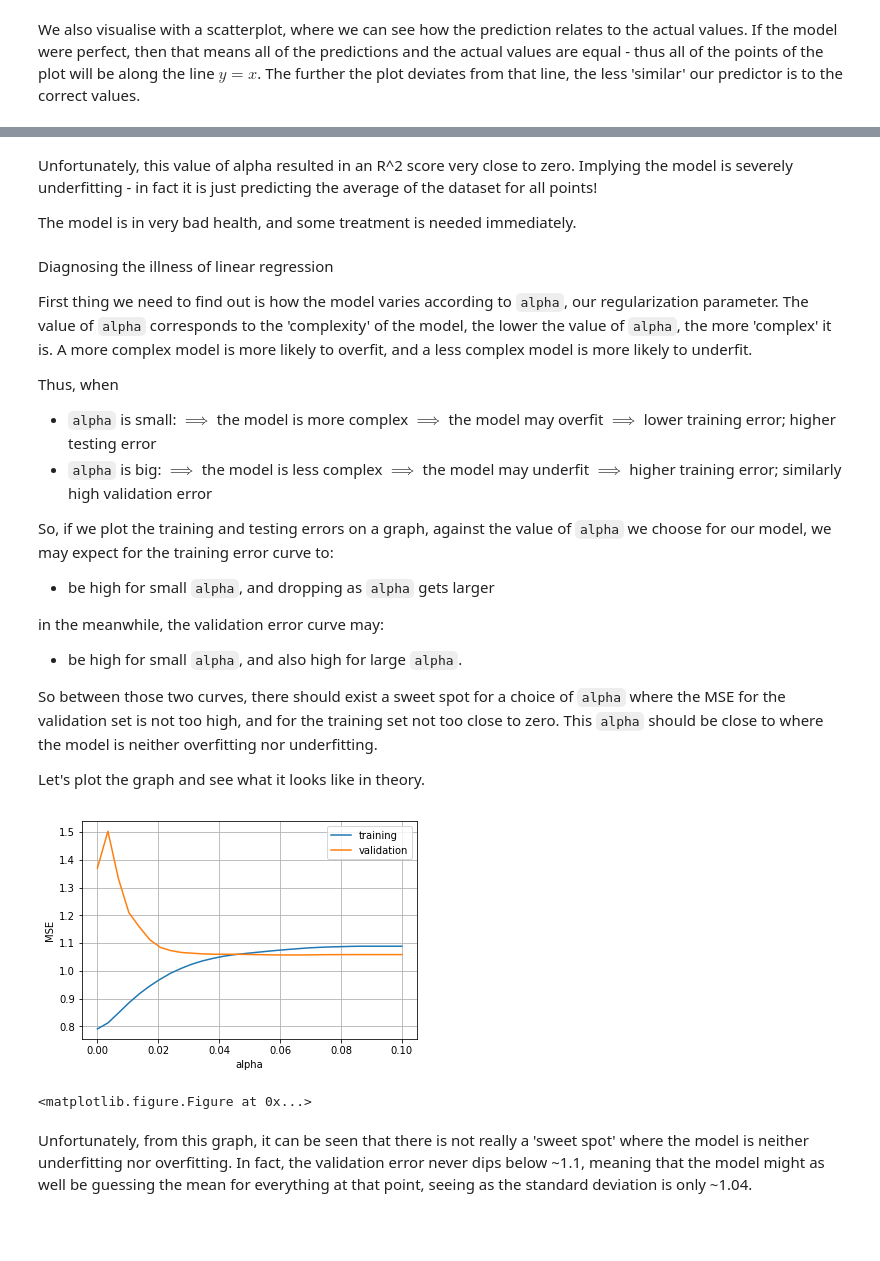
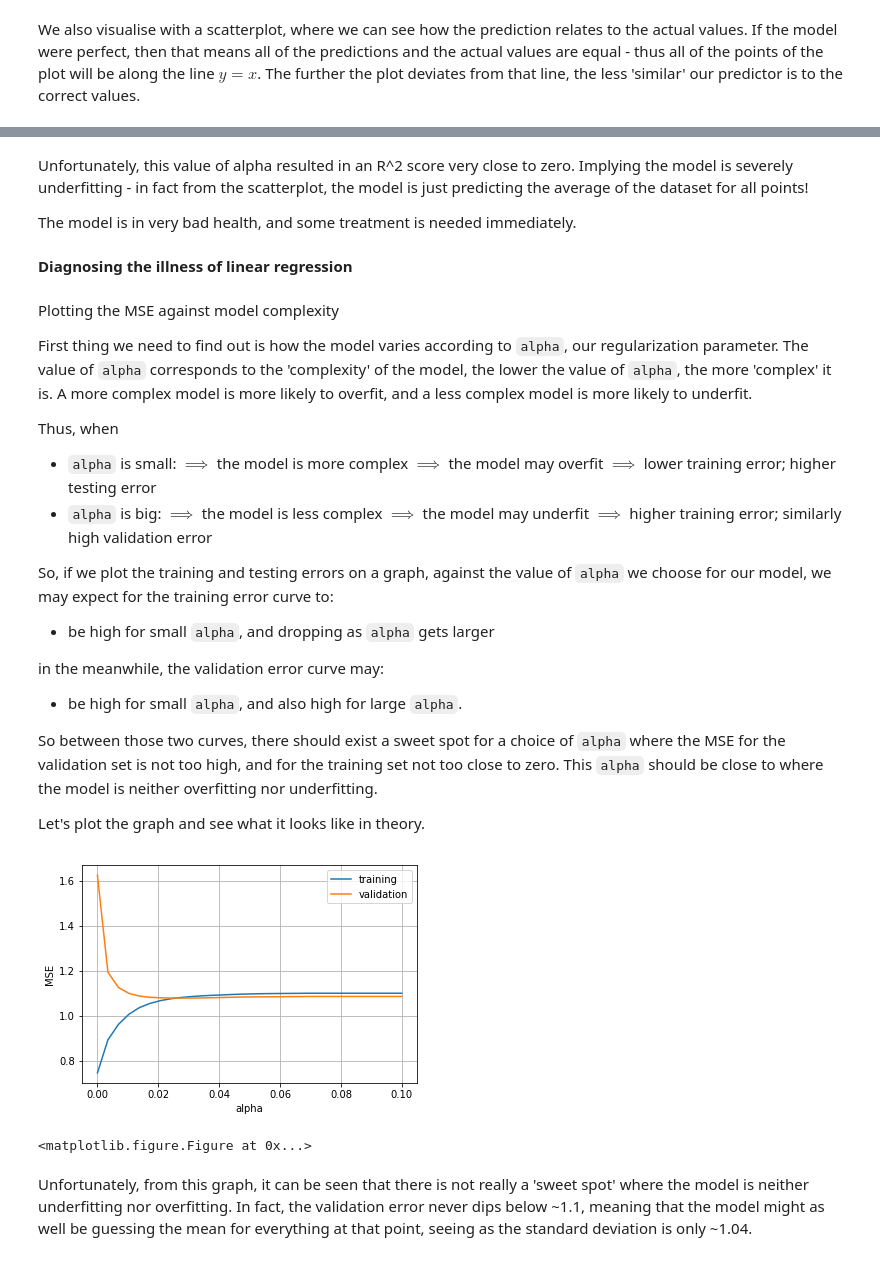
Before and after one commit to pingshiyu/JudgementalNet, a Jupyter notebook: Linear Regression for VGG-Encoded Faces.ipynb, the cells around one changed output, grey strips where cells are left out. Saved outputs shown, nothing was run; the diff lists cells and outputs as text; code cells hidden in the pictures; blank space fills up the shorter version.

```diff
--- a/Linear Regression for VGG-Encoded Faces.ipynb
+++ b/Linear Regression for VGG-Encoded Faces.ipynb
@@ -53,17 +54,21 @@ So now all that's left is to train the regressor on the face's ratings!
 # reading in the CSV file as an numpy array
 # the 1: is due to my stupidity - I've accidentally also saved the index into the first column of the .csv
 # and finally dropna() is to deal with the NaN's we have in the dataset
-female_data = read_csv(female_csv, nrows=5000).dropna().values[:, 1:]
+female_data = read_csv(female_csv).dropna().values[:, 1:]
 
 X_female, targets_female = female_data[:, :-2], female_data[:, -2:]
 rating_female, age_female = targets_female[:, 0], targets_female[:, 1]
 
-# perform a train/test/validation split. 80% used for training, 20% for testing and 10% for validating
-X_female_train, X_female_test, targets_female_train, targets_female_test = train_test_split(
+# perform a train/test/validation split. 80% used for training, 10% for testing and 10% for validating
+X_female_train, X_female_val, targets_female_train, targets_female_val = train_test_split(
     X_female, targets_female, test_size=0.2)
+#X_female_val, X_female_test, targets_female_val, targets_female_test = train_test_split(
+#    X_female_other, targets_female_other, test_size=0.5, shuffle=False)
 
-rating_female_train, rating_female_test = targets_female_train[:, 0], targets_female_test[:, 0]
-age_female_train, age_female_test = targets_female_train[:, 1], targets_female_test[:, 1]
+# first column is rating, second column is age
+rating_female_train, age_female_train = targets_female_train.T
+rating_female_val, age_female_val = targets_female_val.T
+#rating_female_test, age_female_test = targets_female_other.T
 # %% [markdown]
 <b><font size="+2">Visualisation</font></b>
 
@@ -241,9 +243,11 @@ max      6.938419
 # %% [markdown]
-Unfortunately, this value of alpha resulted in an R^2 score very close to zero. Implying the model is severely underfitting - in fact it is just predicting the average of the dataset for all points!
+Unfortunately, this value of alpha resulted in an R^2 score very close to zero. Implying the model is severely underfitting - in fact from the scatterplot, the model is just predicting the average of the dataset for all points!
 
 The model is in very bad health, and some treatment is needed immediately.
+# %% [markdown]
+<font size="+1"><b>Diagnosing the illness of linear regression</b></font>
 # %% [markdown]
-<font size="+1">Diagnosing the illness of linear regression</font>
+<font size="+1">Plotting the MSE against model complexity</font>
 
 First thing we need to find out is how the model varies according to `alpha`, our regularization parameter. The value of `alpha` corresponds to the 'complexity' of the model, the lower the value of `alpha`, the more 'complex' it is. A more complex model is more likely to overfit, and a less complex model is more likely to underfit.
 
@@ -286,11 +290,11 @@ def plot_mse_graph(Model, X, y, Xval, yval, alpha_range=(0,0.1), points=100):
 # %%
 # plotting the complexity vs. MSE graph
 plot_mse_graph(models.Lasso,
                X_female_train, rating_female_train,
-               X_female_validate, rating_female_validate,
+               X_female_val, rating_female_val,
                points=30)
 # %% [output]
-[figure, old version]
+[figure, new version]
 <matplotlib.figure.Figure at 0x...>
 # %% [markdown]
 Unfortunately, from this graph, it can be seen that there is not really a 'sweet spot' where the model is neither underfitting nor overfitting. In fact, the validation error never dips below ~1.1, meaning that the model might as well be guessing the mean for everything at that point, seeing as the standard deviation is only ~1.04.
```
Also changed, not shown: parts of 41 cells of this notebook.
